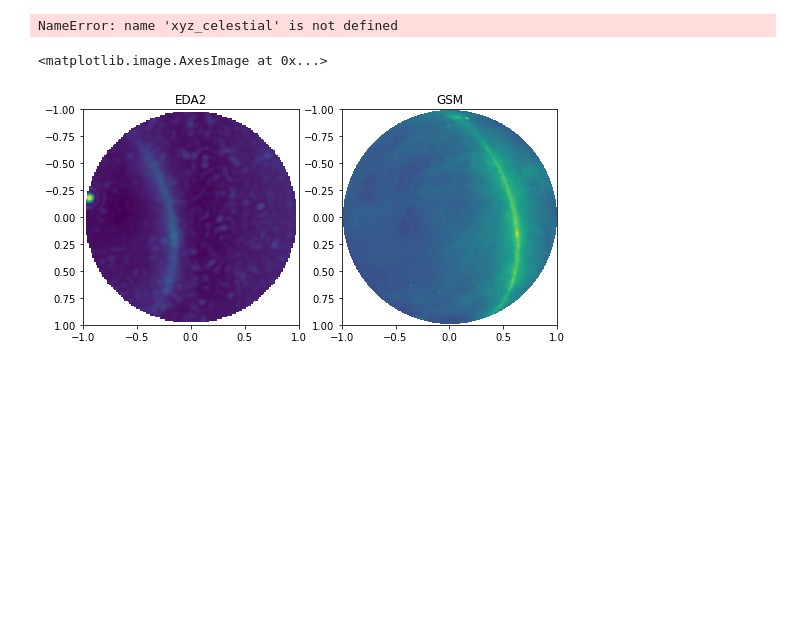
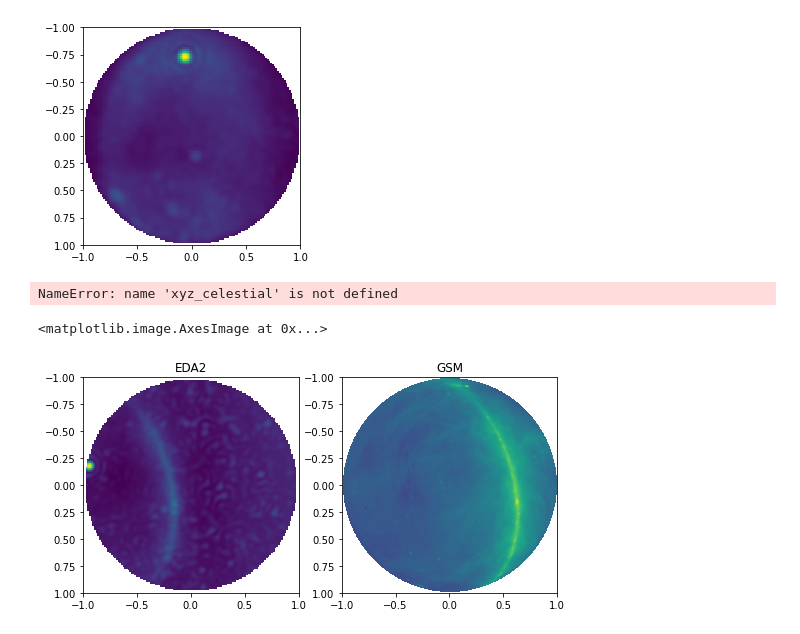
Before and after one commit to telegraphic/postx, a Jupyter notebook: load_vis.ipynb, the cells around one changed output. Drawn from its saved outputs; the diff is of its cells as text; code cells hidden in the pictures; blank space fills up the shorter version.

```diff
--- a/load_vis.ipynb
+++ b/load_vis.ipynb
@@ -55,15 +40,0 @@ plt.imshow(np.log(eda.make_image()[::-1, ::-1]))
-# %%
-filename_ant = 'test-data/eda2/antenna_locations.txt'
-filename_data = 'test-data/eda2/20200209/chan_204_20200209T034646_vis_real.fits'
-
-# Setup array
-f_mhz = np.array([159.3750])
-lat = '-26:42:11:95'
-lon = '116:40:14.93'
-elev = 500
-t = Time('2020-02-09T03:46:46.0', format='isot')
-
-# Initialize EDA array
-eda = RadioArray(lat, lon, elev, f_mhz, filename_ant)
-eda.load_fits_data(filename_data)
-eda.date = t.datetime
@@ -186,0 +43,13 @@ array([[ 0.0000e+00,  0.0000e+00,  0.0000e+00],
+# %%
+h5_path = '/Volumes/JIDIJIDI/astro-data/corr_mat_chunked_2020.05.20.h5'
+h5_metadata_path = '/Volumes/JIDIJIDI/astro-data/corr_mat_metadata_v4_2020.05.20.h5'
+
+
+md = h5py.File(h5_metadata_path, 'r')
+f_mhz = md['freqs'][:]
+t = Time(md['time'], format='jd')
+
+sun = ephem.Sun()
+eda = RadioArray(lat, lon, elev, f_mhz, filename_ant, t0=t[0].datetime, verbose=True,
+                 phase_center=sun, conjugate_data=True)
+eda.load_h5_data(h5_path)
@@ -187,3 +82,9 @@ array([[ 0.0000e+00,  0.0000e+00,  0.0000e+00],
+# %%
+f_idx = 1000make_imagebose = False
+eda.update(date=t[f_idx // 32].datetime, f_idx=f_idx)
+eda.plot_image()
+# %% [output]
+[figure, added]
 # %%
 h5_metadata_path = '/Volumes/JIDIJIDI/astro-data/corr_mat_metadata_v4_2020.05.20.h5'
 md = h5py.File(h5_metadata_path, 'r')
```
Also changed, not shown: parts of 19 cells of this notebook, 1 other file.
